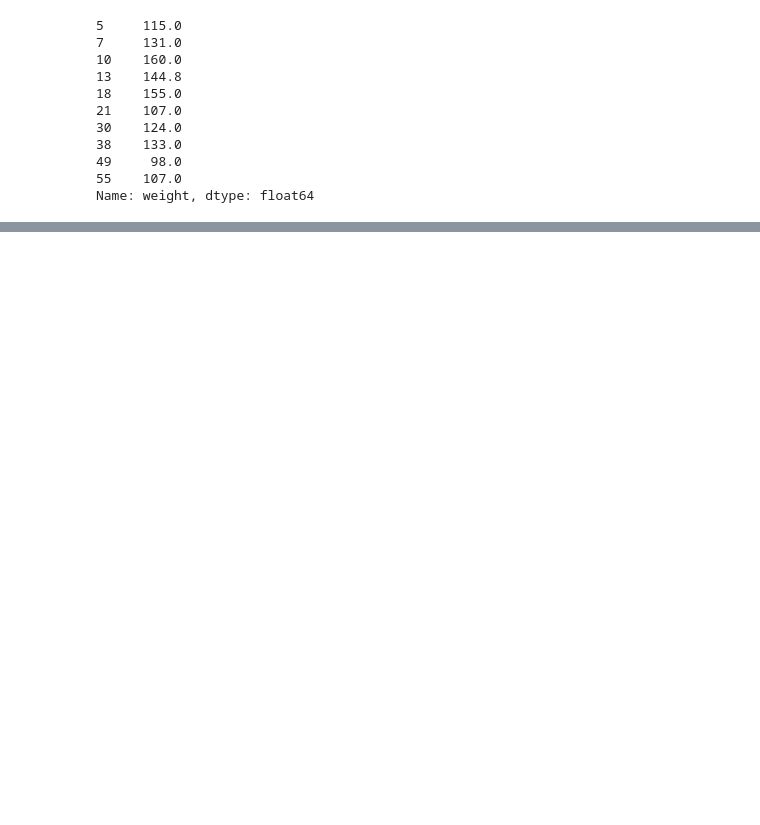
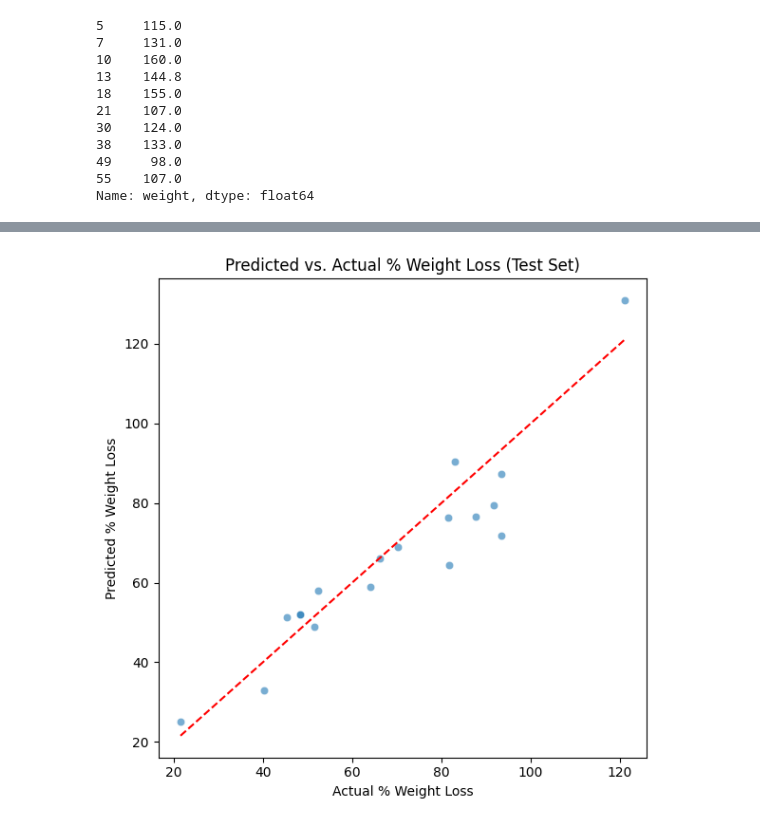
Before and after one commit to DeMeyerRobin/IndustryProject-BariatricSurgeryG1, a Jupyter notebook: weight_loss.ipynb, the cells around one changed output, grey strips where cells are left out. Cells and saved outputs as stored; diff of their text form; code cells hidden in the pictures; blank space fills up the shorter version.

Commit message:
final weight loss model

```diff
--- a/weight_loss.ipynb
+++ b/weight_loss.ipynb
@@ -46,0 +158,4 @@ Name: weight.4, dtype: float64
+# %%
+core_Y_data=df[['weight_loss_percentage']]
+
+core_Y_data.head(10)
@@ -46,0 +174,69 @@ Name: weight.4, dtype: float64
+# %%
+from sklearn.model_selection import train_test_split, cross_val_score, KFold
+from sklearn.preprocessing import StandardScaler
+from sklearn.pipeline import Pipeline
+from sklearn.linear_model import LinearRegression
+from sklearn.metrics import mean_absolute_error, mean_squared_error, r2_score
+import matplotlib.pyplot as plt
+import seaborn as sns
+
+# 1) Prepare data
+X = core_X_data.copy()
+y = core_Y_data['weight_loss_percentage'].values
+
+# 2) One-hot encode any categorical columns
+categorical_cols = X.select_dtypes(include=['object']).columns
+X_encoded = pd.get_dummies(X, columns=categorical_cols, drop_first=True)
+
+# 3) Split into train/test (no stratify, since y is continuous)
+X_train, X_test, y_train, y_test = train_test_split(
+    X_encoded, y, test_size=0.2, random_state=42
+)
+
+print(f"Training samples: {len(y_train)}, Test samples: {len(y_test)}\n")
+
+# 4) Build a pipeline: scaler → linear regression
+pipeline = Pipeline([
+    ('scaler', StandardScaler()),
+    ('lr', LinearRegression())
+])
+
+# 5) Fit on training data
+pipeline.fit(X_train, y_train)
+
+# 6) Predict on test set
+y_pred = pipeline.predict(X_test)
+
+# 7) Evaluate regression performance
+mae  = mean_absolute_error(y_test, y_pred)
+rmse = mean_squared_error(y_test, y_pred, squared=False)
+r2   = r2_score(y_test, y_pred)
+
+print("Linear Regression on Test Set:")
+print(f"  R²   = {r2:.3f}")
+print(f"  MAE  = {mae:.3f}  (percentage points)")
+print(f"  RMSE = {rmse:.3f} (percentage points)\n")
+
+# 8) (Optional) 5-fold cross-validation
+kf = KFold(n_splits=5, shuffle=True, random_state=42)
+cv_mae  = -cross_val_score(pipeline, X_encoded, y, cv=kf,
+                           scoring='neg_mean_absolute_error').mean()
+cv_rmse = (-cross_val_score(pipeline, X_encoded, y, cv=kf,
+                            scoring='neg_mean_squared_error').mean()) ** 0.5
+cv_r2   = cross_val_score(pipeline, X_encoded, y, cv=kf, scoring='r2').mean()
+
+print("5-Fold CV (averaged):")
+print(f"  R²   = {cv_r2:.3f}")
+print(f"  MAE  = {cv_mae:.3f} (percentage points)")
+print(f"  RMSE = {cv_rmse:.3f} (percentage points)\n")
+
+# 9) (Optional) Plot predicted vs. actual % weight loss
+plt.figure(figsize=(6, 6))
+sns.scatterplot(x=y_test, y=y_pred, alpha=0.6)
+plt.plot([y_test.min(), y_test.max()], [y_test.min(), y_test.max()], 'r--')
+plt.xlabel("Actual % Weight Loss")
+plt.ylabel("Predicted % Weight Loss")
+plt.title("Predicted vs. Actual % Weight Loss (Test Set)")
+plt.tight_layout()
+plt.show()
+# %% [output]
@@ -46,0 +254 @@ Name: weight.4, dtype: float64
+[figure, added]
```
Also changed, not shown: parts of 9 cells of this notebook.
